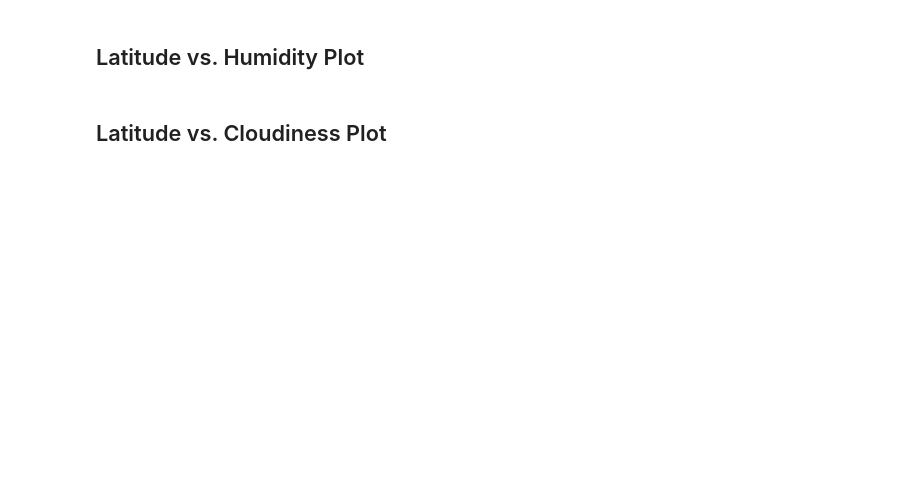
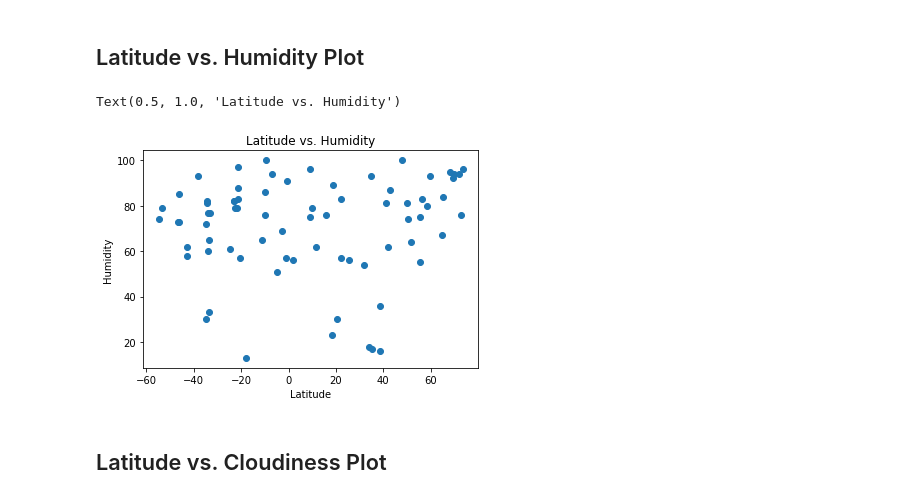
Before and after one commit to blackdenarius307/API-Challenge, a Jupyter notebook: WeatherPy.ipynb, the cells around one changed output. Saved outputs shown, nothing was run; the diff lists cells and outputs as text; code cells hidden in the pictures; blank space fills up the shorter version.

```diff
--- a/WeatherPy.ipynb
+++ b/WeatherPy.ipynb
@@ -117,4 +150,14 @@ Series([], Name: Humidity, dtype: bool)
 # %% [markdown]
 ## Latitude vs. Humidity Plot
+# %%
+Lathum = data_df['Latitude']
+Humlat = data_df['Humidity']
+plt.scatter(Lathum, Humlat)
+plt.xlabel('Latitude')
+plt.ylabel('Humidity')
+plt.title('Latitude vs. Humidity')
+# %% [output]
+Text(0.5, 1.0, 'Latitude vs. Humidity')
+[figure, added]
 # %% [markdown]
 ## Latitude vs. Cloudiness Plot
```
Also changed, not shown: parts of 8 cells of this notebook.
